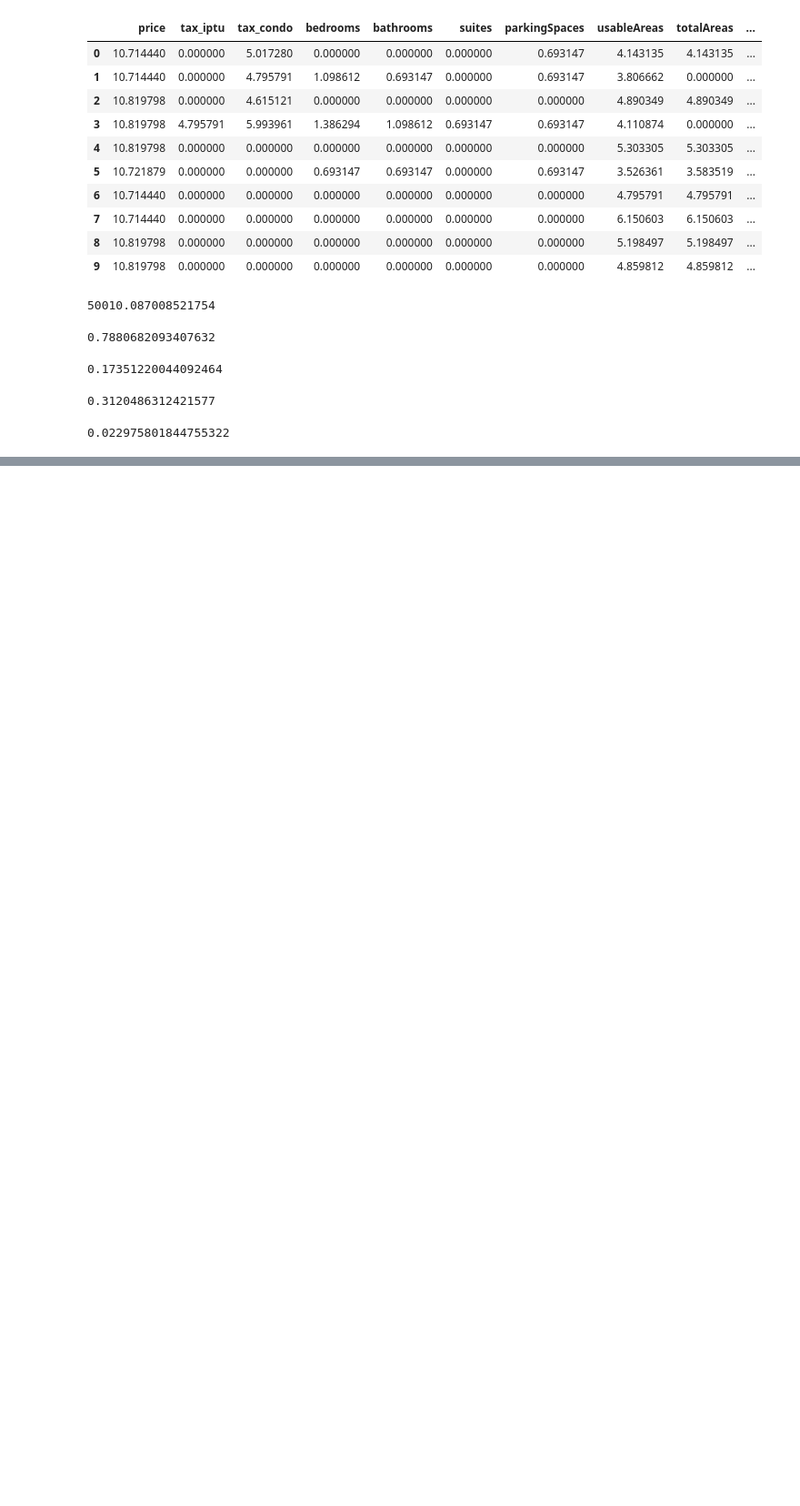
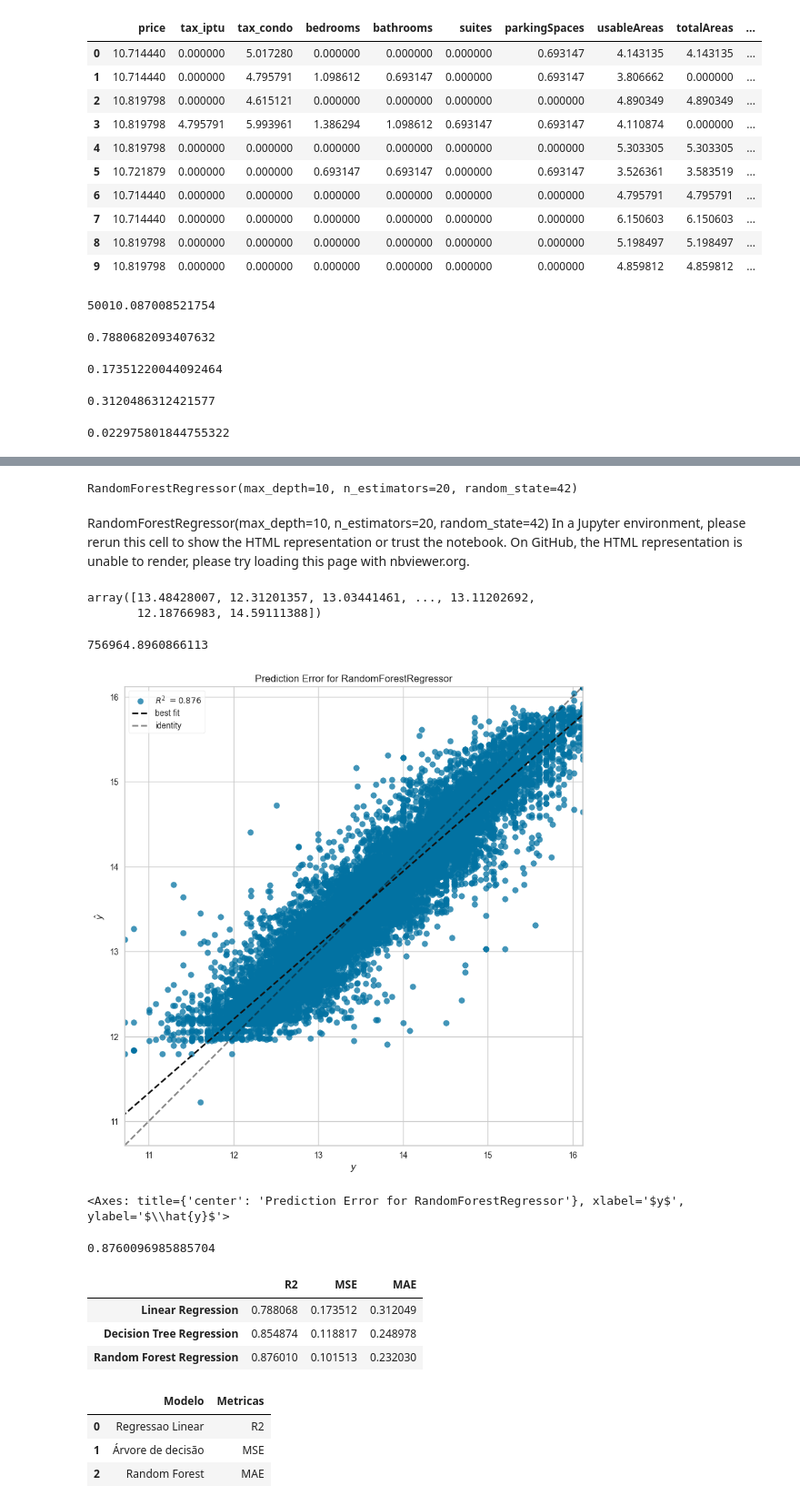
Before and after one commit to Rodrinardi/aula_7, a Jupyter notebook: dados_imoveis.ipynb, the cells around one changed output, grey strips where cells are left out. Shown at 91% size. Cells and saved outputs as stored; diff of their text form; code cells hidden in the pictures; blank space fills up the shorter version.

Commit message:
Implementação de árvore de dicisões

```diff
--- a/dados_imoveis.ipynb
+++ b/dados_imoveis.ipynb
@@ -906,0 +896,3 @@ mae_lr
+# %%
+#treino
+dtr.fit(X_treino,y_treino)
@@ -906,0 +943,6 @@ mae_lr
+# %%
+fig,ax = plt.subplots(figsize=(10,10))
+pev = PredictionError(dtr)
+pev.fit(X_treino,y_treino)
+pev.score(X_teste,y_teste)
+pev.poof()
@@ -906,0 +964,12 @@ mae_lr
+# %%
+
+rf = RandomForestRegressor(random_state=42, max_depth=10, n_estimators=20)
+# %%
+
+rf.fit(X_treino,y_treino)
+# %% [output]
+RandomForestRegressor(max_depth=10, n_estimators=20, random_state=42)
+# %% [markdown]
+RandomForestRegressor(max_depth=10, n_estimators=20, random_state=42)
+In a Jupyter environment, please rerun this cell to show the HTML representation or trust the notebook.
+On GitHub, the HTML representation is unable to render, please try loading this page with nbviewer.org.
@@ -906,0 +978,10 @@ mae_lr
+# %%
+previsao_rf
+# %% [output]
+array([13.48428007, 12.31201357, 13.03441461, ..., 13.11202692,
+       12.18766983, 14.59111388])
+# %%
+
+np.expm1(13.53707348)
+# %% [output]
+756964.8960866113
@@ -906,0 +990,15 @@ mae_lr
+# %%
+fig, ax = plt.subplots(figsize=(10,10))
+pev = PredictionError(rf)
+pev.fit(X_treino,y_treino)
+pev.score(X_teste, y_teste)
+pev.poof()
+# %% [output]
+[figure, added]
+<Axes: title={'center': 'Prediction Error for RandomForestRegressor'}, xlabel='$y$', ylabel='$\\hat{y}$'>
+# %%
+#Metricas de desempenho
+r2_rf = r2_score(y_teste,previsao_rf)
+r2_rf
+# %% [output]
+0.8760096985885704
@@ -906,0 +1029,14 @@ mae_lr
+# %%
+tabela_metricas(lr, dtr, rf, X_teste, y_teste)
+# %% [output]
+|  | R2 | MSE | MAE |
+| Linear Regression | 0.788068 | 0.173512 | 0.312049 |
+| Decision Tree Regression | 0.854874 | 0.118817 | 0.248978 |
+| Random Forest Regression | 0.876010 | 0.101513 | 0.232030 |
+# %%
+metricas_modelo_ML.head()
+# %% [output]
+|  | Modelo | Metricas |
+| 0 | Regressao Linear | R2 |
+| 1 | Árvore de decisão | MSE |
+| 2 | Random Forest | MAE |
```
Also changed, not shown: parts of 26 cells of this notebook, 1 other file.
